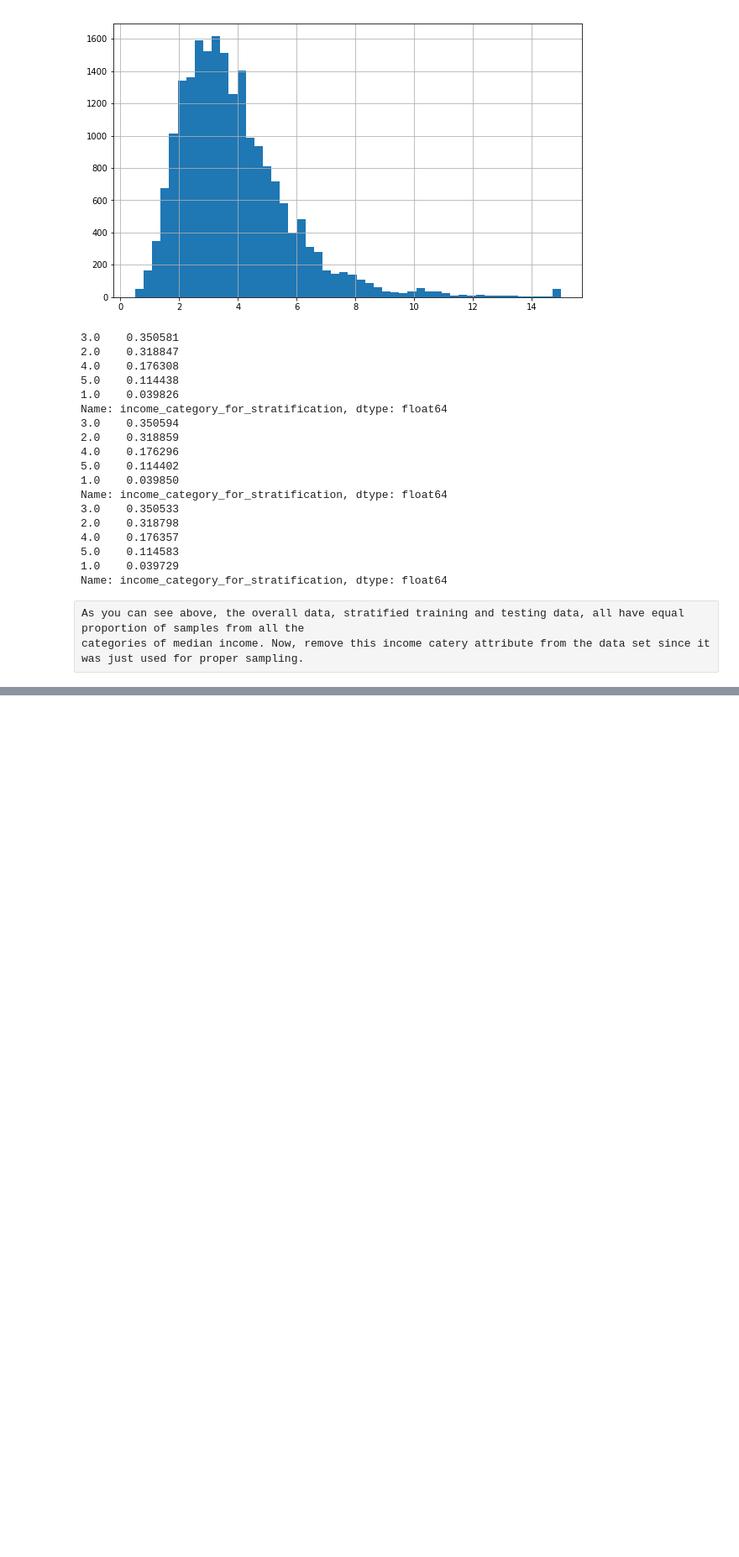
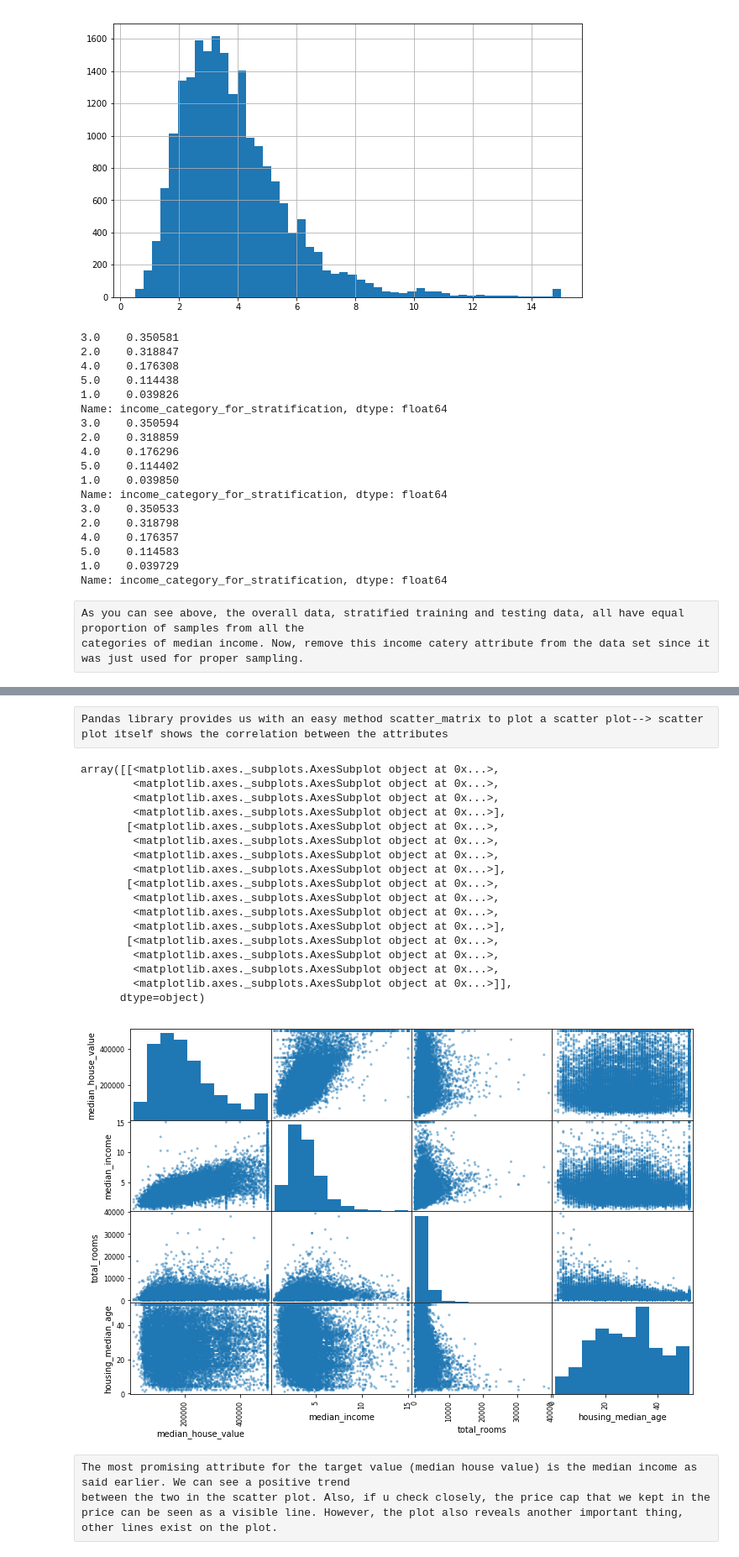
Before and after one commit to being-aerys/Machine_Learning_Self_Projetcts, a Jupyter notebook: Housing.ipynb, the cells around one changed output, grey strips where cells are left out. Shown at 84% size. Saved outputs shown, nothing was run; the diff lists cells and outputs as text; code cells hidden in the pictures; blank space fills up the shorter version.

```diff
--- a/Housing.ipynb
+++ b/Housing.ipynb
@@ -213,0 +250,29 @@ for sample in (stratified_training_data, stratified_testing_data):
+# %% [raw]
+Pandas library provides us with an easy method scatter_matrix to plot a scatter plot--> scatter plot itself shows the correlation between the attributes
+# %%
+import pandas
+from pandas.plotting import scatter_matrix
+attributes_to_plot = ["median_house_value", "median_income", "total_rooms", "housing_median_age"]
+scatter_matrix(housing_training_data_copy[attributes_to_plot],figsize = (12,8))
+# %% [output]
+array([[<matplotlib.axes._subplots.AxesSubplot object at 0x...>,
+        <matplotlib.axes._subplots.AxesSubplot object at 0x...>,
+        <matplotlib.axes._subplots.AxesSubplot object at 0x...>,
+        <matplotlib.axes._subplots.AxesSubplot object at 0x...>],
+       [<matplotlib.axes._subplots.AxesSubplot object at 0x...>,
+        <matplotlib.axes._subplots.AxesSubplot object at 0x...>,
+        <matplotlib.axes._subplots.AxesSubplot object at 0x...>,
+        <matplotlib.axes._subplots.AxesSubplot object at 0x...>],
+       [<matplotlib.axes._subplots.AxesSubplot object at 0x...>,
+        <matplotlib.axes._subplots.AxesSubplot object at 0x...>,
+        <matplotlib.axes._subplots.AxesSubplot object at 0x...>,
+        <matplotlib.axes._subplots.AxesSubplot object at 0x...>],
+       [<matplotlib.axes._subplots.AxesSubplot object at 0x...>,
+        <matplotlib.axes._subplots.AxesSubplot object at 0x...>,
+        <matplotlib.axes._subplots.AxesSubplot object at 0x...>,
+        <matplotlib.axes._subplots.AxesSubplot object at 0x...>]],
+      dtype=object)
+[figure, added]
+# %% [raw]
+The most promising attribute for the target value (median house value) is the median income as said earlier. We can see a positive trend
+between the two in the scatter plot. Also, if u check closely, the price cap that we kept in the price can be seen as a visible line. However, the plot also reveals another important thing, other lines exist on the plot.
```
Also changed, not shown: parts of 21 cells of this notebook.
